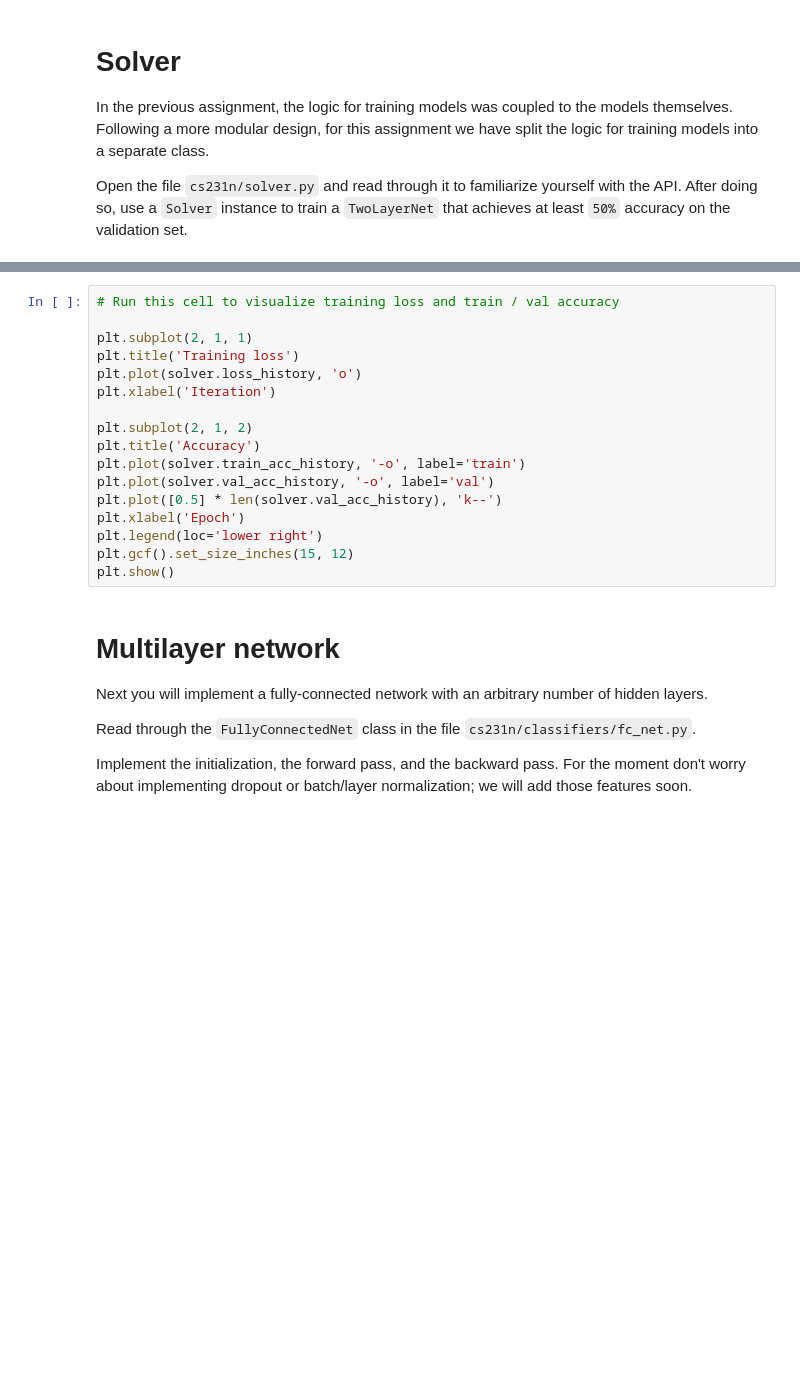
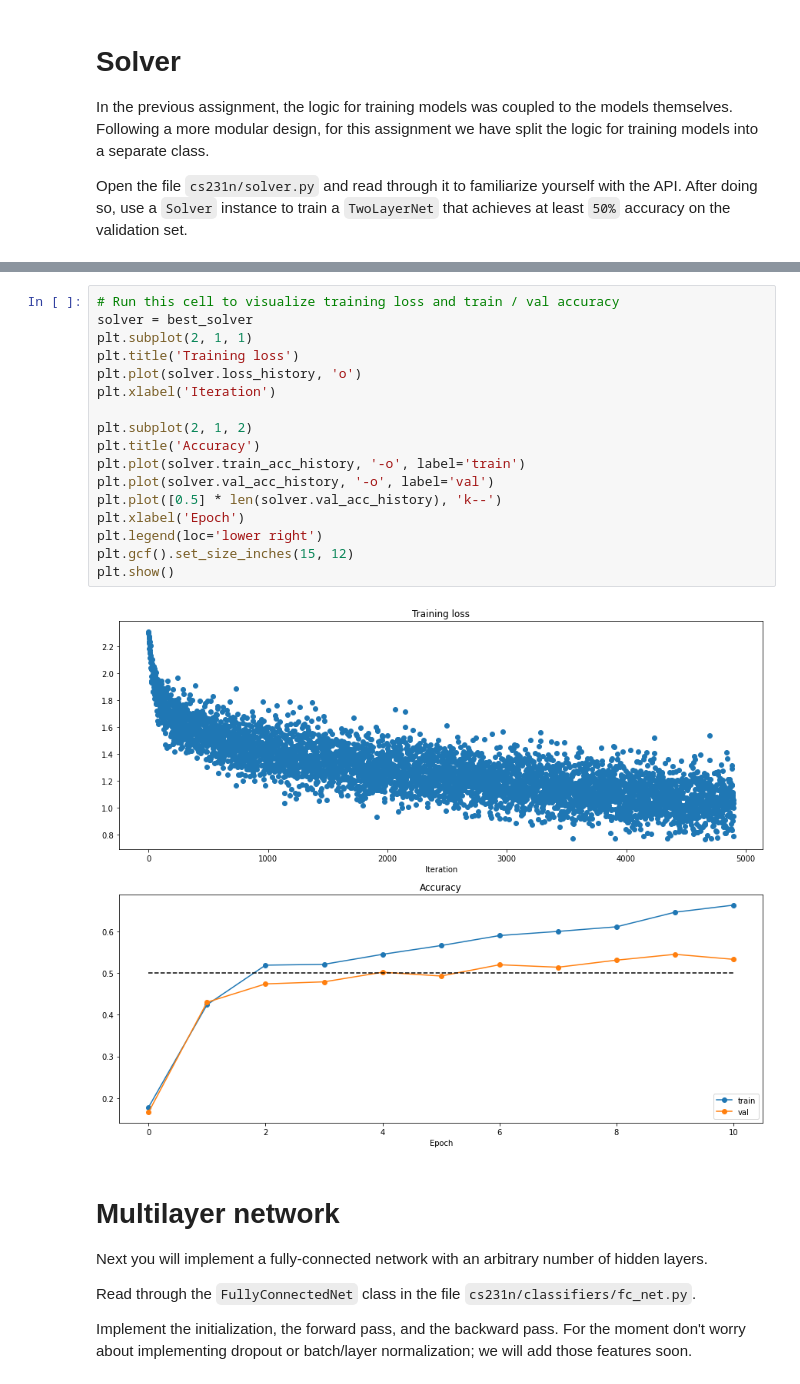
Before and after one commit to Ganitk/DL_ex2, a Jupyter notebook: FullyConnectedNets.ipynb, the cells around one changed output, grey strips where cells are left out. Drawn from its saved outputs; the diff is of its cells as text; blank space fills up the shorter version.

```diff
--- a/FullyConnectedNets.ipynb
+++ b/FullyConnectedNets.ipynb
@@ -403,20 +421,22 @@ for lr in [5e-4, 1e-3, 5e-3]:
 # %%
 # Run this cell to visualize training loss and train / val accuracy
-
+solver = best_solver
 plt.subplot(2, 1, 1)
 plt.title('Training loss')
 plt.plot(solver.loss_history, 'o')
 plt.xlabel('Iteration')
 
 plt.subplot(2, 1, 2)
 plt.title('Accuracy')
 plt.plot(solver.train_acc_history, '-o', label='train')
 plt.plot(solver.val_acc_history, '-o', label='val')
 plt.plot([0.5] * len(solver.val_acc_history), 'k--')
 plt.xlabel('Epoch')
 plt.legend(loc='lower right')
 plt.gcf().set_size_inches(15, 12)
 plt.show()
+# %% [output]
+[figure, added]
 # %% [markdown]
 # Multilayer network
 Next you will implement a fully-connected network with an arbitrary number of hidden layers.
```
Also changed, not shown: parts of 5 cells of this notebook.
